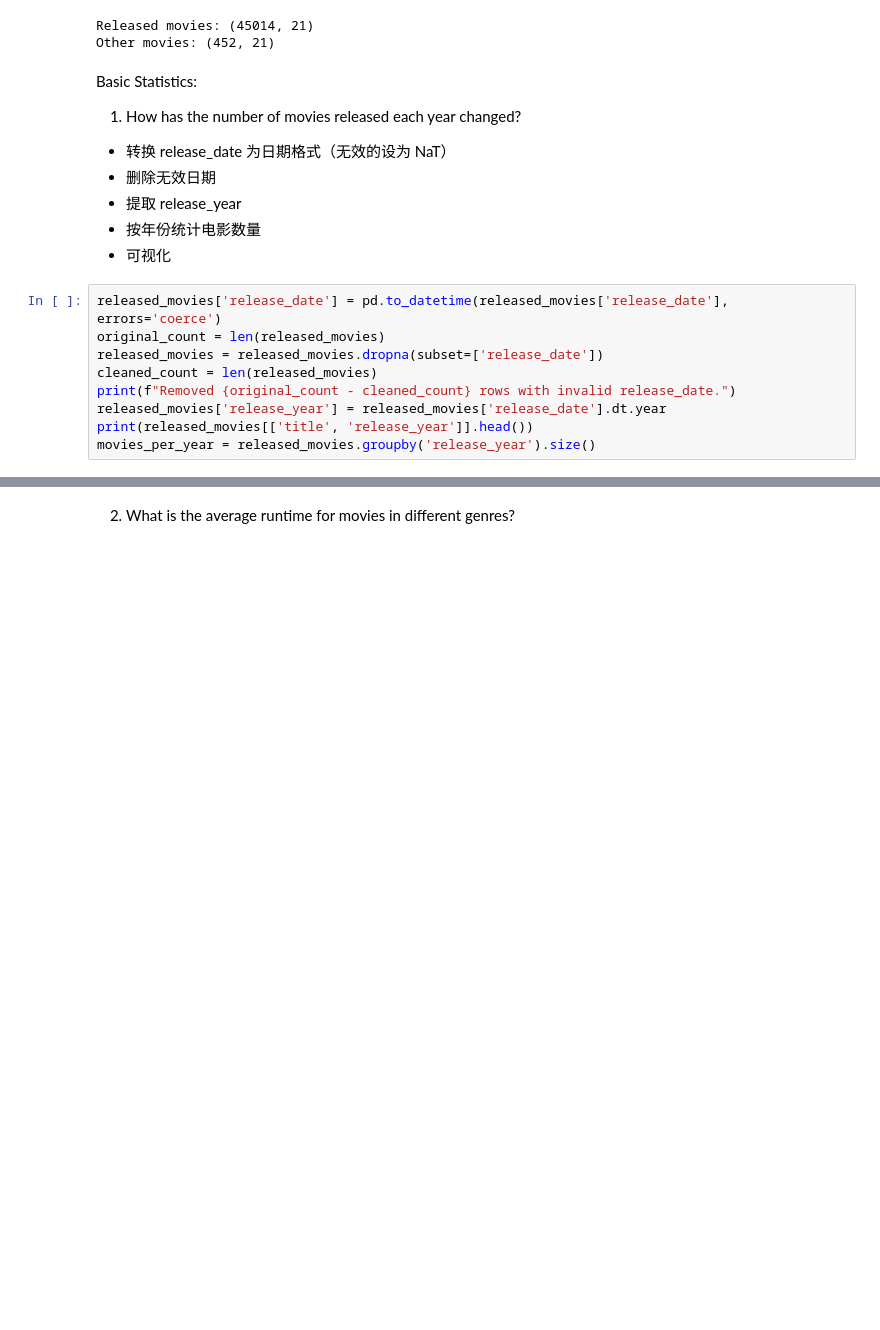
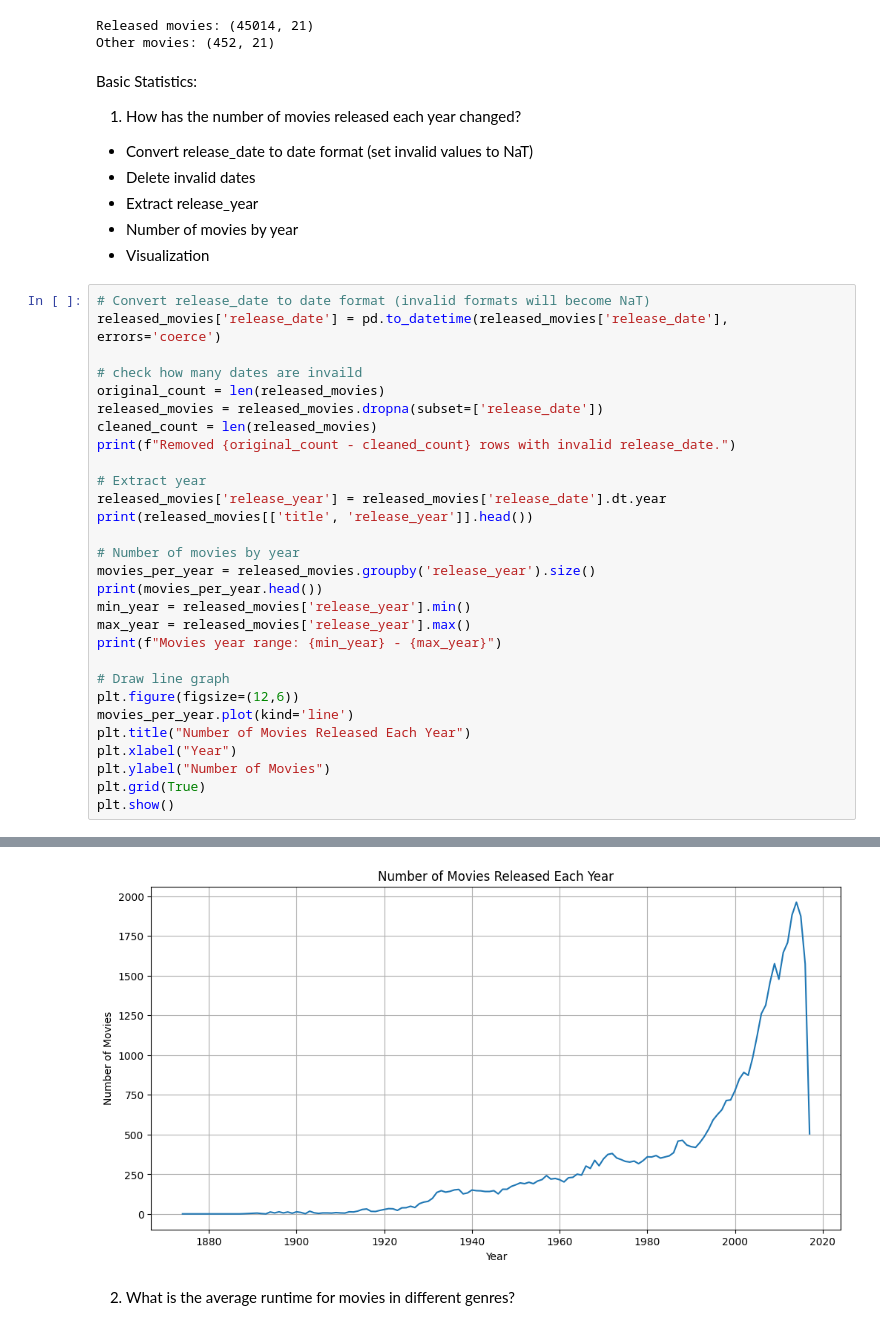
Before and after one commit to jaiyue/Movie-Data-Analysis, a Jupyter notebook: Movie_analysis.ipynb, the cells around one changed output, grey strips where cells are left out. Saved outputs shown, nothing was run; the diff lists cells and outputs as text; blank space fills up the shorter version.

```diff
--- a/Movie_analysis.ipynb
+++ b/Movie_analysis.ipynb
@@ -110,20 +108,40 @@ Basic Statistics:
 1.  How has the number of movies released each year changed?
 
 
-*   转换 release_date 为日期格式（无效的设为 NaT）
-*   删除无效日期
-*   提取 release_year
-*   按年份统计电影数量
-*   可视化
+* Convert release_date to date format (set invalid values to NaT)
+* Delete invalid dates
+* Extract release_year
+* Number of movies by year
+* Visualization
 # %%
+# Convert release_date to date format (invalid formats will become NaT)
 released_movies['release_date'] = pd.to_datetime(released_movies['release_date'], errors='coerce')
+
+# check how many dates are invaild
 original_count = len(released_movies)
 released_movies = released_movies.dropna(subset=['release_date'])
 cleaned_count = len(released_movies)
 print(f"Removed {original_count - cleaned_count} rows with invalid release_date.")
+
+# Extract year
 released_movies['release_year'] = released_movies['release_date'].dt.year
 print(released_movies[['title', 'release_year']].head())
+
+# Number of movies by year
 movies_per_year = released_movies.groupby('release_year').size()
+print(movies_per_year.head())
+min_year = released_movies['release_year'].min()
+max_year = released_movies['release_year'].max()
+print(f"Movies year range: {min_year} - {max_year}")
+
+# Draw line graph
+plt.figure(figsize=(12,6))
+movies_per_year.plot(kind='line')
+plt.title("Number of Movies Released Each Year")
+plt.xlabel("Year")
+plt.ylabel("Number of Movies")
+plt.grid(True)
+plt.show()
 # %% [output]
 Removed 78 rows with invalid release_date.
                          title  release_year
@@ -135,2 +161,3 @@ Removed 78 rows with invalid release_date.
+[figure, added]
 # %% [markdown]
 2.  What is the average runtime for movies in different genres?
```
Also changed, not shown: parts of 7 cells of this notebook.
